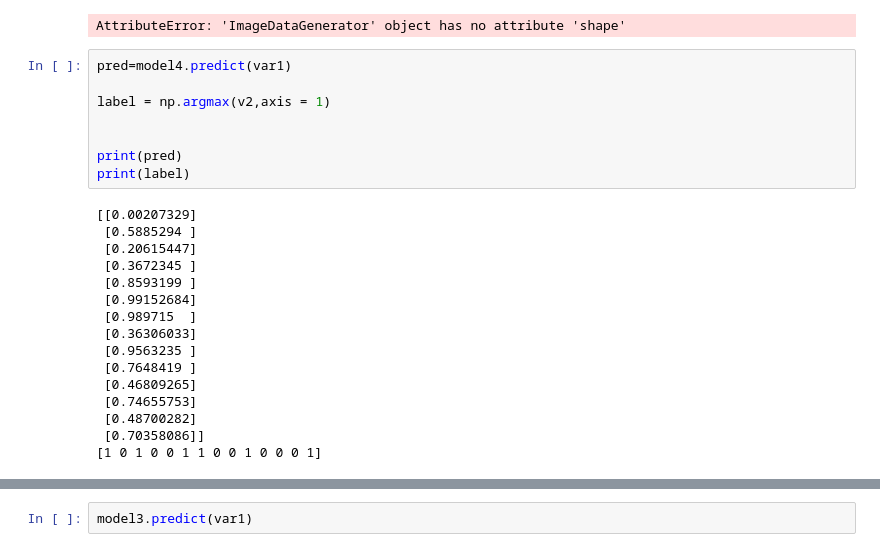
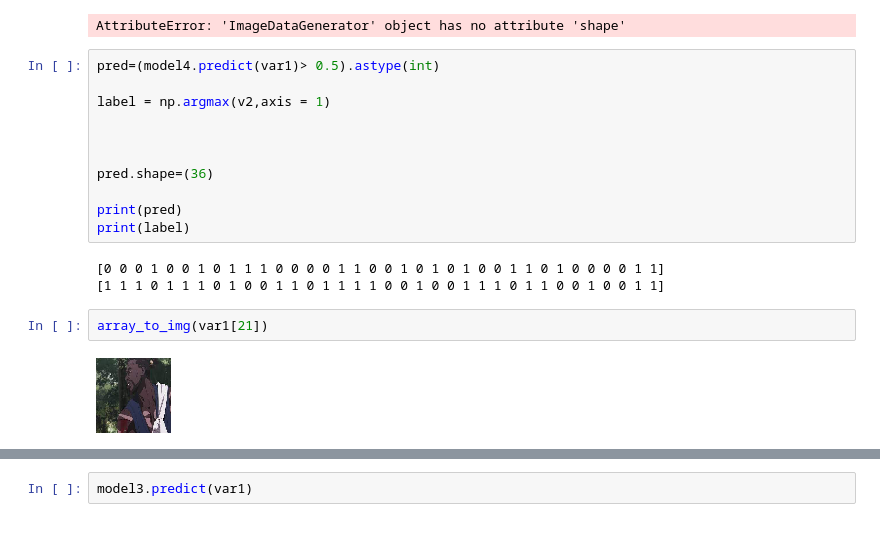
Before and after one commit to criolloprimero/to-be-animu-or-not-to-be, a Jupyter notebook: scrap_code.ipynb, the cells around one changed output, grey strips where cells are left out. Saved outputs shown, nothing was run; the diff lists cells and outputs as text.

```diff
--- a/scrap_code.ipynb
+++ b/scrap_code.ipynb
@@ -754,26 +761,20 @@ seter
 # %% [output]
 AttributeError: 'ImageDataGenerator' object has no attribute 'shape'
 # %%
-pred=model4.predict(var1)
+pred=(model4.predict(var1)> 0.5).astype(int)
 
 label = np.argmax(v2,axis = 1)
 
 
+
+pred.shape=(36)
+
 print(pred)
 print(label)
 # %% [output]
-[[0.00207329]
- [0.5885294 ]
- [0.20615447]
- [0.3672345 ]
- [0.8593199 ]
- [0.99152684]
- [0.989715  ]
- [0.36306033]
- [0.9563235 ]
- [0.7648419 ]
- [0.46809265]
- [0.74655753]
- [0.48700282]
- [0.70358086]]
-[1 0 1 0 0 1 1 0 0 1 0 0 0 1]
+[0 0 0 1 0 0 1 0 1 1 1 0 0 0 0 1 1 0 0 1 0 1 0 1 0 0 1 1 0 1 0 0 0 0 1 1]
+[1 1 1 0 1 1 1 0 1 0 0 1 1 0 1 1 1 1 0 0 1 0 0 1 1 1 0 1 1 0 0 1 0 0 1 1]
+# %%
+array_to_img(var1[21])
+# %% [output]
+[figure, added]
```
Also changed, not shown: parts of 10 cells of this notebook, 41 other files.
